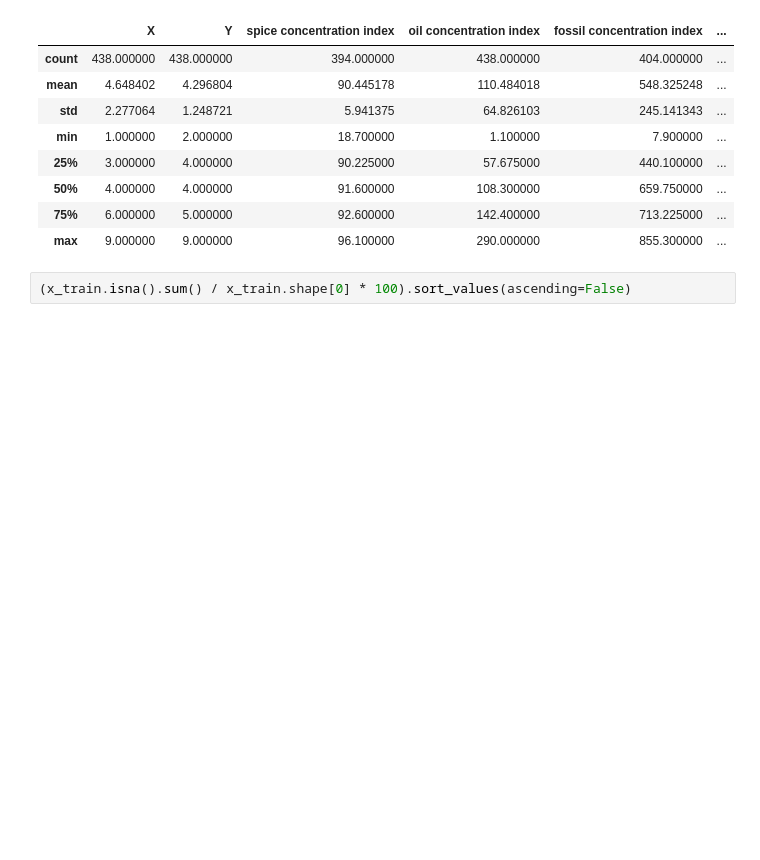
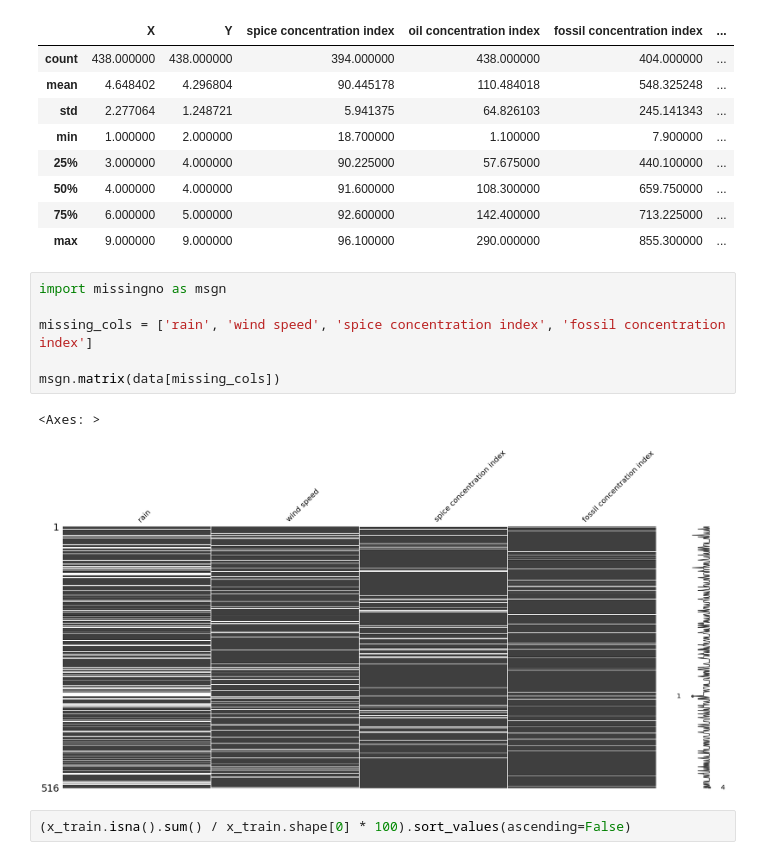
Before and after one commit to ari-ira17/dune-data-analysis, a Jupyter notebook: notebooks/dune_problem_formalization.ipynb, the cells around one changed output. Saved outputs shown, nothing was run; the diff lists cells and outputs as text; blank space fills up the shorter version.

Commit message:
feat: add matrix from missingno

```diff
--- a/notebooks/dune_problem_formalization.ipynb
+++ b/notebooks/dune_problem_formalization.ipynb
@@ -212,6 +213,15 @@ x_train.describe()
 | 50% | 4.000000 | 4.000000 | 91.600000 | 108.300000 | 659.750000 | ... |
 | 75% | 6.000000 | 5.000000 | 92.600000 | 142.400000 | 713.225000 | ... |
 | max | 9.000000 | 9.000000 | 96.100000 | 290.000000 | 855.300000 | ... |
+# %%
+import missingno as msgn
+
+missing_cols = ['rain', 'wind speed', 'spice concentration index', 'fossil concentration index']
+
+msgn.matrix(data[missing_cols])
+# %% [output]
+<Axes: >
+[figure, added]
 # %%
 (x_train.isna().sum() / x_train.shape[0] * 100).sort_values(ascending=False)
 # %% [output]
```
Also changed, not shown: parts of 3 cells of this notebook.
